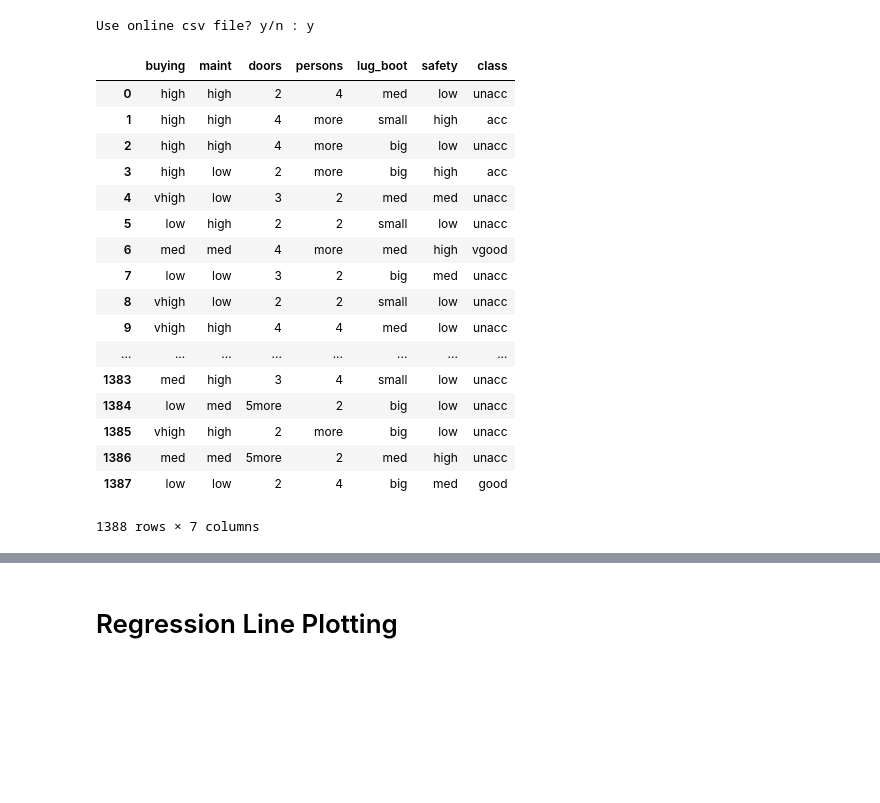
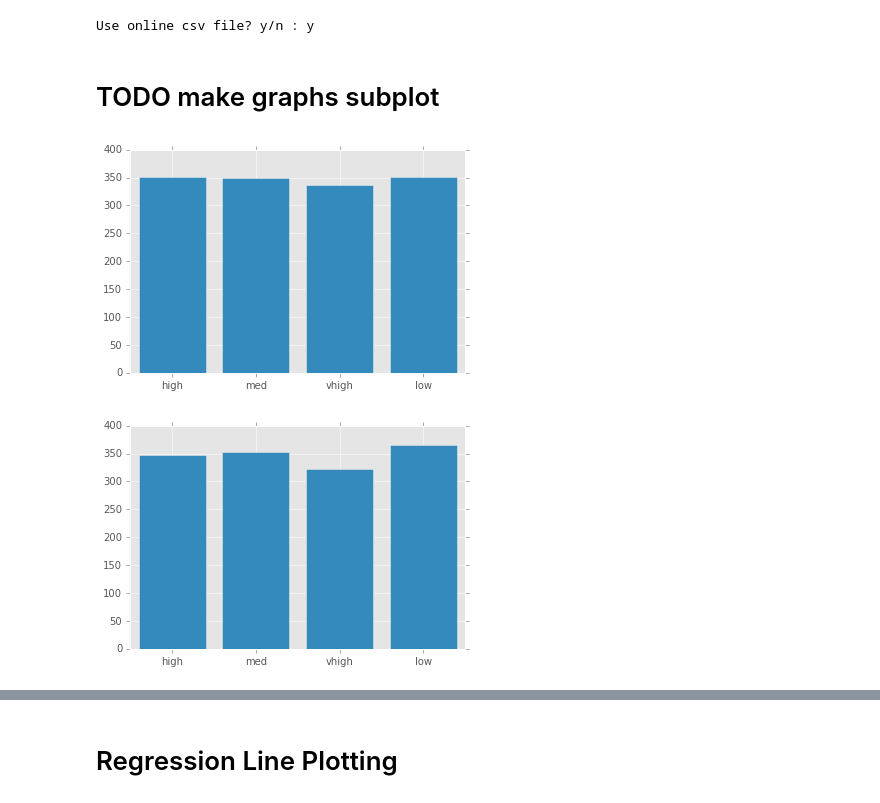
Before and after one commit to ChristopheHunt/MSDA---Coursework, a Jupyter notebook: Data 602/Data 602 - Advanced Programming/Week 10/Untitled.ipynb, the cells around one changed output, grey strips where cells are left out. Saved outputs shown, nothing was run; the diff lists cells and outputs as text; code cells hidden in the pictures; blank space fills up the shorter version.

```diff
--- a/Data 602/Data 602 - Advanced Programming/Week 10/Untitled.ipynb
+++ b/Data 602/Data 602 - Advanced Programming/Week 10/Untitled.ipynb
@@ -66,24 +67,20 @@ setcat('maint', maint_cat)
 setcat('doors', doors_cat)
 # %% [output]
 Use online csv file? y/n : y
-# %%
-df['']
-# %% [output]
-|  | buying | maint | doors | persons | lug_boot | safety | class |
-| 0 | high | high | 2 | 4 | med | low | unacc |
-| 1 | high | high | 4 | more | small | high | acc |
-| 2 | high | high | 4 | more | big | low | unacc |
-| 3 | high | low | 2 | more | big | high | acc |
-| 4 | vhigh | low | 3 | 2 | med | med | unacc |
-| 5 | low | high | 2 | 2 | small | low | unacc |
-| 6 | med | med | 4 | more | med | high | vgood |
-| 7 | low | low | 3 | 2 | big | med | unacc |
-| 8 | vhigh | low | 2 | 2 | small | low | unacc |
-| 9 | vhigh | high | 4 | 4 | med | low | unacc |
-| ... | ... | ... | ... | ... | ... | ... | ... |
-| 1383 | med | high | 3 | 4 | small | low | unacc |
-| 1384 | low | med | 5more | 2 | big | low | unacc |
-| 1385 | vhigh | high | 2 | more | big | low | unacc |
-| 1386 | med | med | 5more | 2 | med | high | unacc |
-| 1387 | low | low | 2 | 4 | big | med | good |
-1388 rows × 7 columns
+# %% [markdown]
+# TODO make graphs subplot
+# %%
+def feature_bargraph(feature):
+    import collections
+    x = collections.Counter(feature)
+    l = range(len(x.keys()))
+    plt.bar(l, x.values(), align='center')
+    plt.xticks(l, x.keys())
+
+feature_bargraph(df['buying'])
+# %% [output]
+[figure, added]
+# %%
+feature_bargraph(df['maint'])
+# %% [output]
+[figure, added]
```
Also changed, not shown: parts of 10 cells of this notebook, 1 other file.
